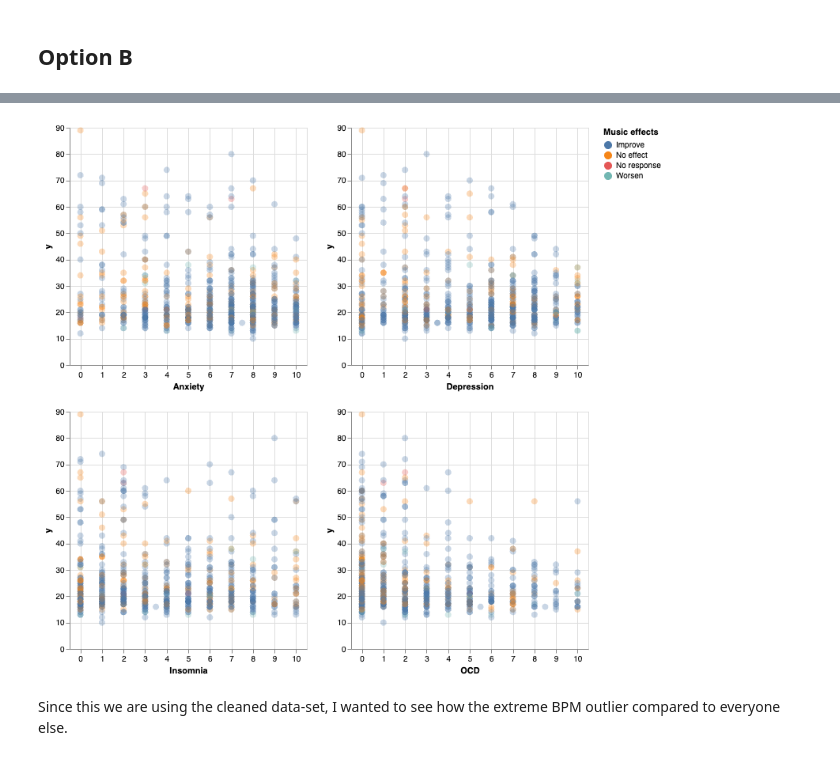
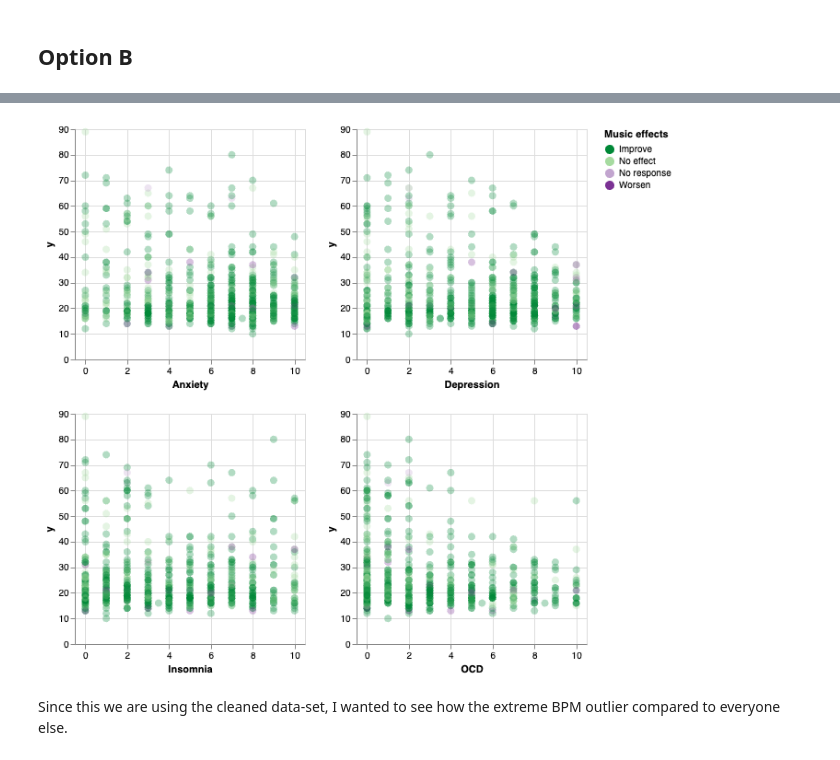
Before and after one commit to ubc-dsci320-2024w2/project-team_fabfour, a Jupyter notebook: ungraded/charts_Jessica.ipynb, the cells around one changed output, grey strips where cells are left out. Drawn from its saved outputs; the diff is of its cells as text; code cells hidden in the pictures.

```diff
--- a/ungraded/charts_Jessica.ipynb
+++ b/ungraded/charts_Jessica.ipynb
@@ -53,10 +53,12 @@ mxmh_scores = mxmh.melt(id_vars=["Timestamp", "Age", "Music effects"],
 # UI widget
 selection = alt.selection_point(fields=['Music effects'], bind='legend', empty=False)
 
+four_colors = ["#008837", "#a6dba0", "#c2a5cf", "#7b3294"]
+
 # Box-plot
 boxplot = alt.Chart().mark_boxplot(box={'stroke': 'black'}, color='black', opacity=0.4).encode(
 	alt.X('Self-report Score:Q')
-).properties(width=700)
+).properties(width=650)
 
 # Violin-plot
 violin = alt.Chart().transform_density(
@@ -69,8 +71,9 @@ violin = alt.Chart().transform_density(
 	y=alt.Y('density:Q', stack='center', impute=None, title=None,
             scale=alt.Scale(nice=False, zero=True),
             axis=alt.Axis(labels=False, values=[0], grid=False, ticks=True)),
-    color=alt.condition(selection, alt.Color("Music effects:N"), alt.value("lightgray")),
-).properties(width=700, height=170).add_params(selection)
+    color=alt.condition(selection, alt.Color("Music effects:N").scale(range=four_colors), alt.value("lightgray")),
+    tooltip=["density:Q"]
+).properties(width=650, height=150).add_params(selection)
 
 # Combining both charts
 chart1a = alt.layer(
@@ -297,41 +315,41 @@ brush = alt.selection_interval()
 # %%
 chart3e = alt.Chart(mxmh).mark_circle(opacity=0.75).encode(
     x=alt.X(scale=alt.Scale(domain=[-0.5, 10.5])),
-    y='y:Q',
-    color=alt.when(brush).then("Music effects:N").otherwise(alt.value("lightgray")),
+    y=alt.Y('y:Q'),
+    color=alt.when(brush).then(alt.Color("Music effects:N").scale(range=four_colors)).otherwise(alt.value("lightgray")),
     tooltip=alt.Tooltip(['Age', 'Anxiety', 'Depression', 'Insomnia', 'OCD', "Music effects"]),
     size=alt.when(hover).then(alt.value(800)),
     opacity=alt.when(click).then(alt.value(1)).otherwise(alt.value(0.3)),
 ).properties(
     width=250,
     height=250
 ).transform_calculate(
     y=f'datum[{ycol_param.name}]',
 ).add_params(
     hover, brush, ycol_param, click
-).properties(width=300, height=300)
+)
 
 chart3e_anx = chart3e.encode(
     x=alt.X('Anxiety:Q', scale=alt.Scale(domain=[-0.5, 10.5])),
 )
 
 chart3e_dep = chart3e.encode(
     x=alt.X('Depression:Q', scale=alt.Scale(domain=[-0.5, 10.5]))
 )
 
 chart3e_ins = chart3e.encode(
     x=alt.X('Insomnia:Q', scale=alt.Scale(domain=[-0.5, 10.5]))
 )
 
 chart3e_ocd = chart3e.encode(
     x=alt.X('OCD:Q', scale=alt.Scale(domain=[-0.5, 10.5]))
 )
 
 chart3e_all = ((chart3e_anx | chart3e_dep) & (chart3e_ins | chart3e_ocd))
 chart3e_all.show()
 
-save(chart3e_all, "outputs/chart3ii.json")
+# save(chart3e_all, "outputs/chart3ii.json")
 # %% [output]
-[figure, old version]
+[figure, new version]
 # %% [markdown]
 Since this we are using the cleaned data-set, I wanted to see how the extreme BPM outlier compared to everyone else.
```
Also changed, not shown: parts of 7 cells of this notebook, 6 other files.
